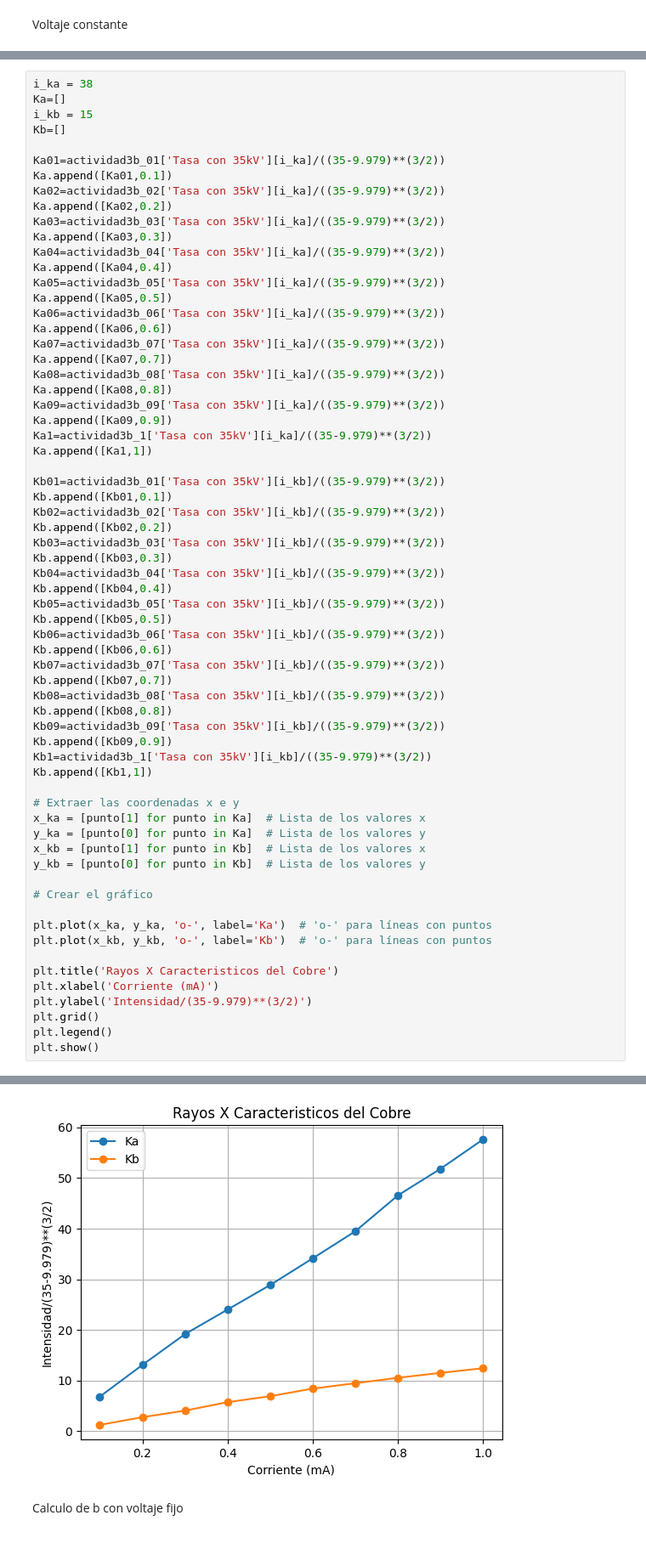
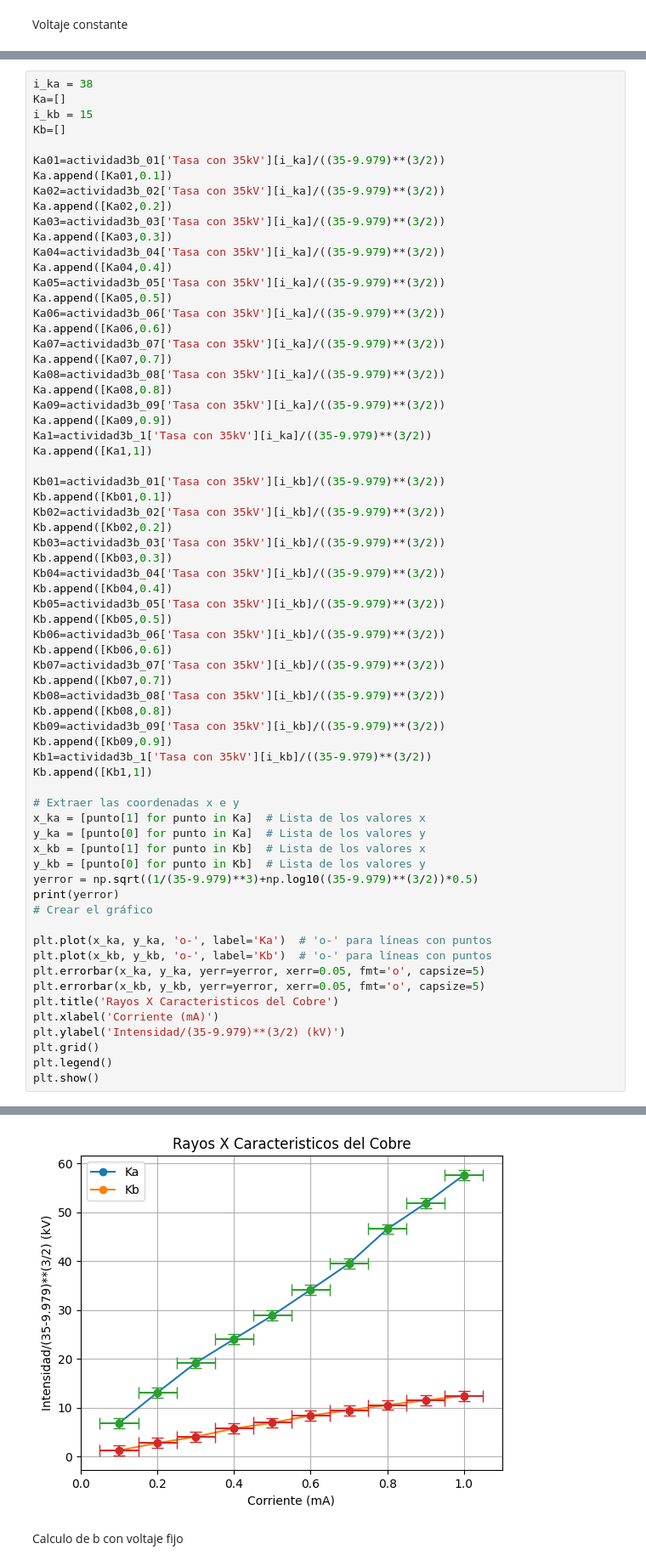
Before and after one commit to LabIntermedio/COD-INTERMEDIO, a Jupyter notebook: Rayos X/Rayos X.ipynb, the cells around one changed output, grey strips where cells are left out. Shown at 85% size. Drawn from its saved outputs; the diff is of its cells as text.

```diff
--- a/Rayos X/Rayos X.ipynb
+++ b/Rayos X/Rayos X.ipynb
@@ -567,15 +568,17 @@ x_ka = [punto[1] for punto in Ka]  # Lista de los valores x
 y_ka = [punto[0] for punto in Ka]  # Lista de los valores y
 x_kb = [punto[1] for punto in Kb]  # Lista de los valores x
 y_kb = [punto[0] for punto in Kb]  # Lista de los valores y
-
+yerror = np.sqrt((1/(35-9.979)**3)+np.log10((35-9.979)**(3/2))*0.5)
+print(yerror)
 # Crear el gráfico
 
 plt.plot(x_ka, y_ka, 'o-', label='Ka')  # 'o-' para líneas con puntos
 plt.plot(x_kb, y_kb, 'o-', label='Kb')  # 'o-' para líneas con puntos
-
+plt.errorbar(x_ka, y_ka, yerr=yerror, xerr=0.05, fmt='o', capsize=5)
+plt.errorbar(x_kb, y_kb, yerr=yerror, xerr=0.05, fmt='o', capsize=5)
 plt.title('Rayos X Caracteristicos del Cobre')
 plt.xlabel('Corriente (mA)')
-plt.ylabel('Intensidad/(35-9.979)**(3/2)')
+plt.ylabel('Intensidad/(35-9.979)**(3/2) (kV)')
 plt.grid()
 plt.legend()
 plt.show()
@@ -583,4 +587,4 @@ plt.show()
-[figure, old version]
+[figure, new version]
 # %% [markdown]
 Calculo de b con voltaje fijo
 # %%
```
Also changed, not shown: parts of 4 cells of this notebook.
